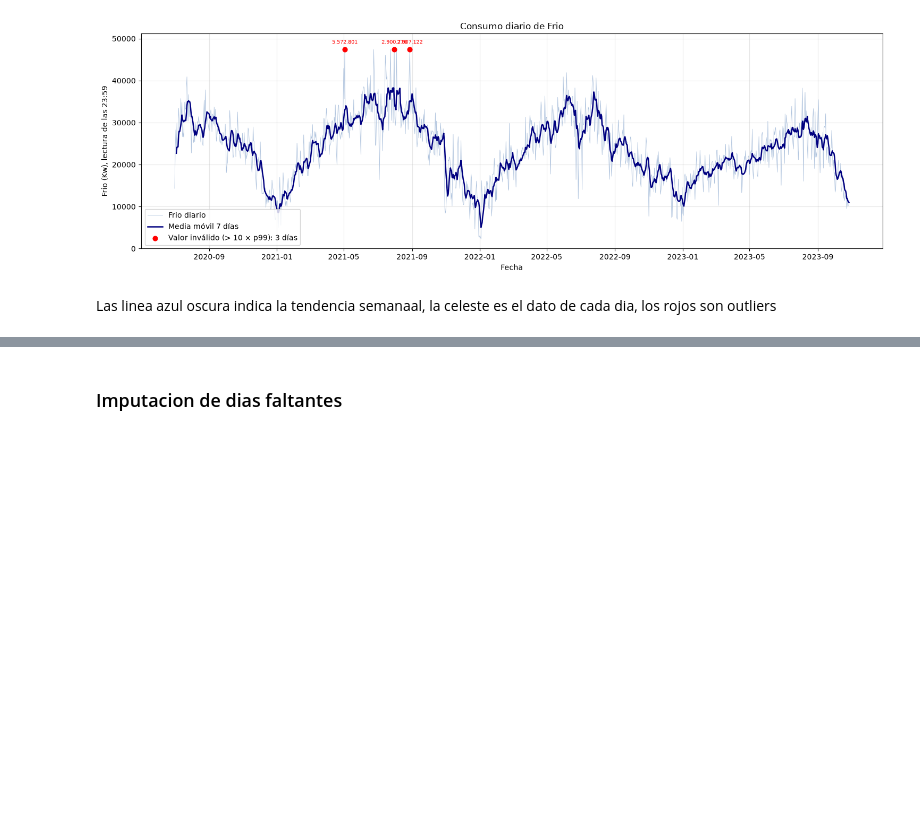
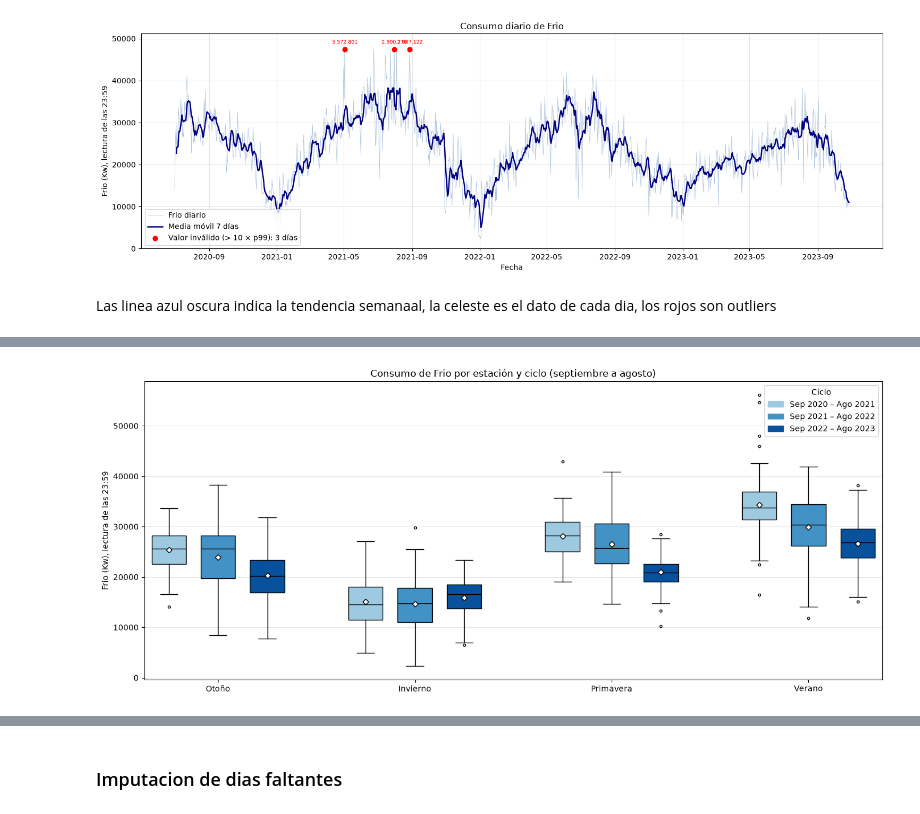
Before and after one commit to Marcjun/Cerveceria-LabDatosII, a Jupyter notebook: notebooks/eda.ipynb, the cells around one changed output, grey strips where cells are left out. Cells and saved outputs as stored; diff of their text form; code cells hidden in the pictures; blank space fills up the shorter version.

```diff
--- a/notebooks/eda.ipynb
+++ b/notebooks/eda.ipynb
@@ -923,0 +951,37 @@ df_dias[["DIA", "MES", "ESTACION"]].head(5)
+# %%
+d["CICLO"] = np.where(d["DIA"].dt.month >= 9, d["DIA"].dt.year, d["DIA"].dt.year - 1)
+
+# Solo los 3 ciclos completos
+ciclos = [2020, 2021, 2022]
+d = d[d["CICLO"].isin(ciclos)]
+
+# Orden cronológico dentro del ciclo: otoño(3), invierno(0), primavera(1), verano(2)
+orden = [3, 0, 1, 2]
+nombres = {0: "Invierno", 1: "Primavera", 2: "Verano", 3: "Otoño"}
+colores = {2020: "#9ecae1", 2021: "#4292c6", 2022: "#08519c"}
+
+fig, ax = plt.subplots(figsize=(14, 6))
+centros = []
+for i, est in enumerate(orden):
+    base = i * 4
+    for j, c in enumerate(ciclos):
+        g = d.loc[(d["ESTACION"] == est) & (d["CICLO"] == c), frio]
+        bp = ax.boxplot(g, positions=[base + j], widths=0.7, patch_artist=True, showmeans=True,
+                        meanprops=dict(marker="D", markerfacecolor="white", markeredgecolor="black", markersize=5),
+                        flierprops=dict(markersize=3))
+        bp["boxes"][0].set_facecolor(colores[c])
+        for m in bp["medians"]:
+            m.set_color("black")
+    centros.append(base + 1)
+
+ax.set_xticks(centros)
+ax.set_xticklabels([nombres[e] for e in orden])
+ax.set_ylabel("Frio (Kw), lectura de las 23:59")
+ax.set_title("Consumo de Frio por estación y ciclo (septiembre a agosto)")
+ax.grid(axis="y", alpha=0.3)
+ax.legend(handles=[mpatches.Patch(color=colores[c], label=f"Sep {c} – Ago {c+1}") for c in ciclos],
+          title="Ciclo", loc="upper right")
+plt.tight_layout()
+plt.show()
+# %% [output]
+[figure, added]
```
Also changed, not shown: parts of 38 cells of this notebook.
